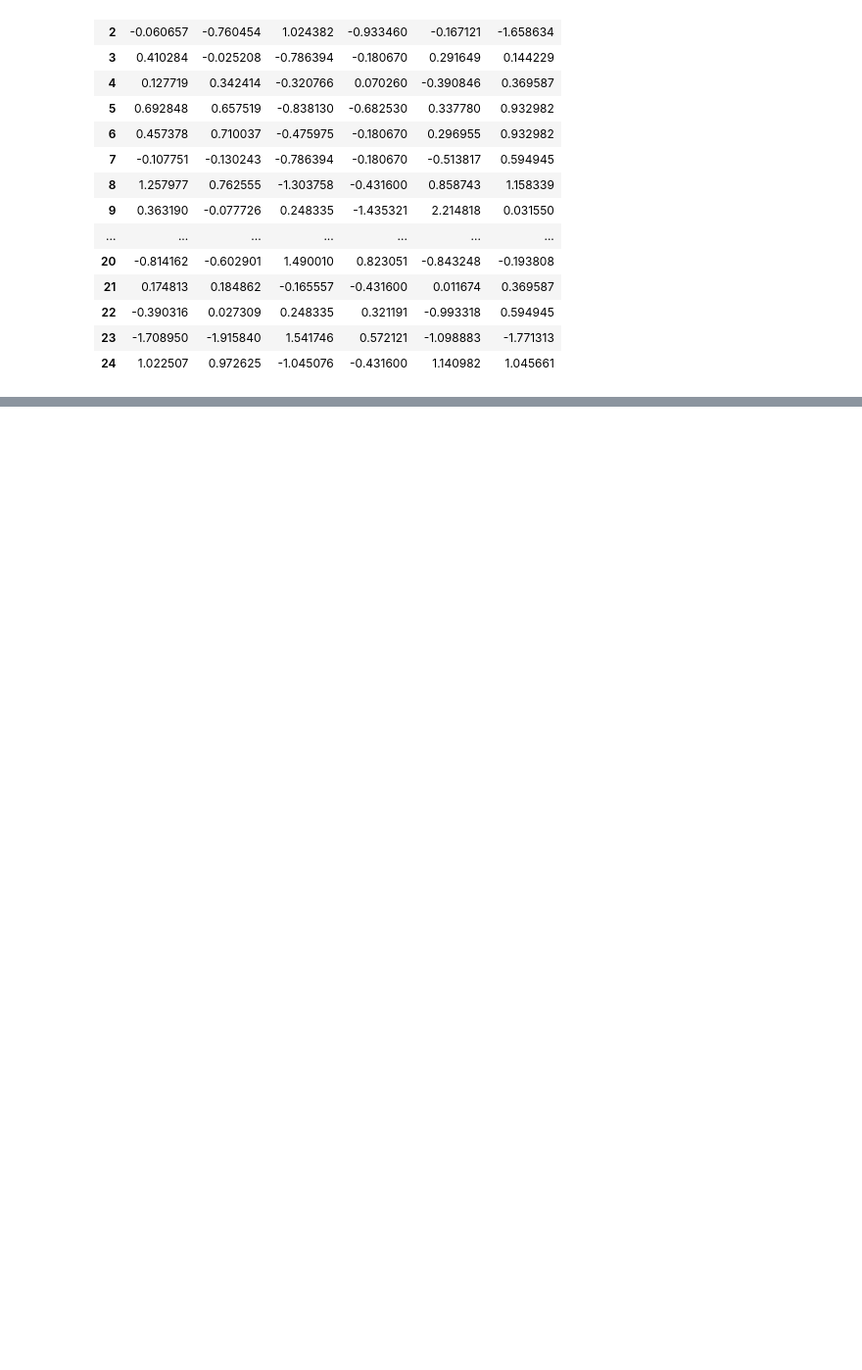
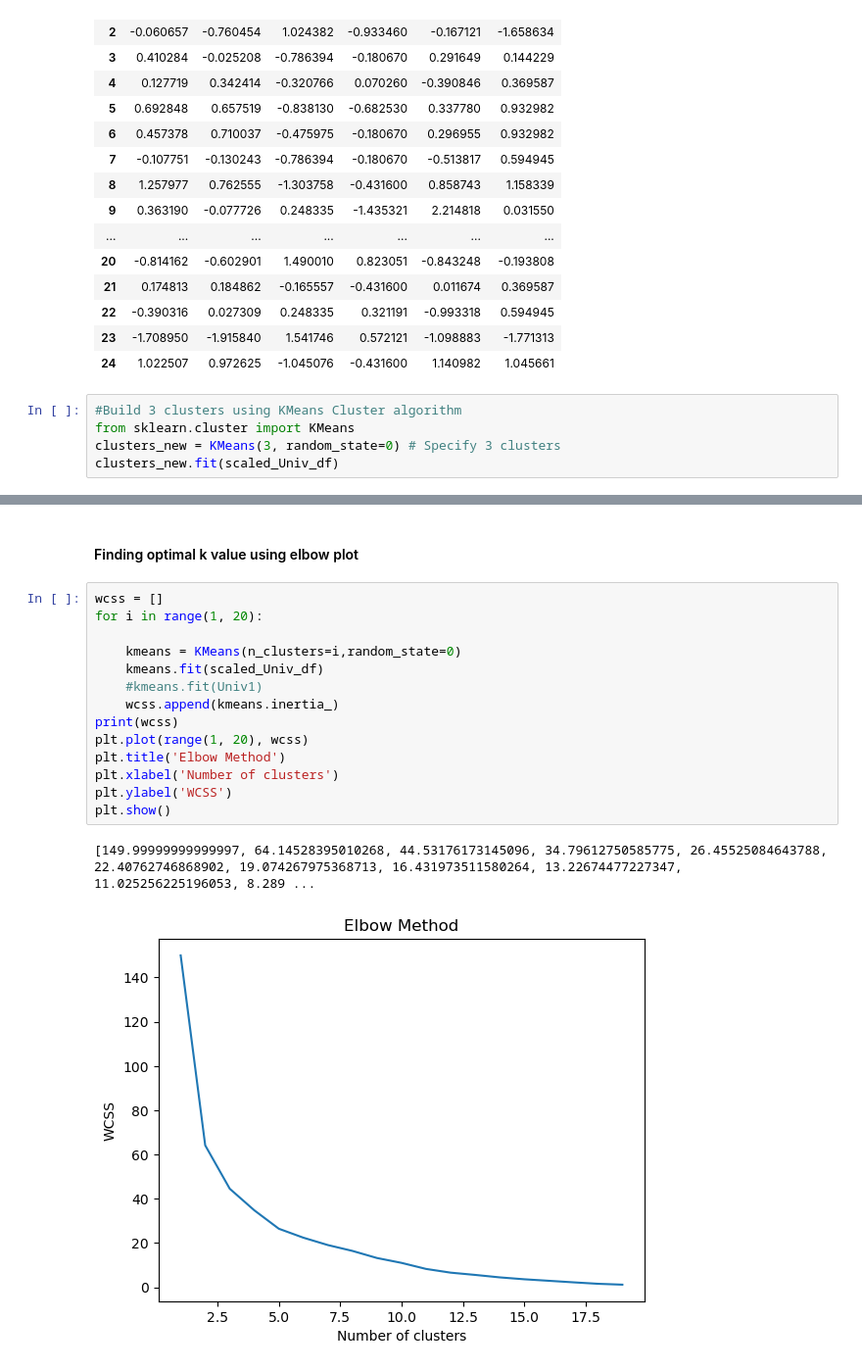
Before and after one commit to deepikareddy-22/AIML-TASK, a Jupyter notebook: K - Means Clustering.ipynb, the cells around one changed output, grey strips where cells are left out. Shown: that part at 98% size. Cells and saved outputs as stored; diff of their text form; blank space fills up the shorter version.

```diff
--- a/K - Means Clustering.ipynb
+++ b/K - Means Clustering.ipynb
@@ -92,3 +92,8 @@ scaled_Univ_df
 | 22 | -0.390316 | 0.027309 | 0.248335 | 0.321191 | -0.993318 | 0.594945 |
 | 23 | -1.708950 | -1.915840 | 1.541746 | 0.572121 | -1.098883 | -1.771313 |
 | 24 | 1.022507 | 0.972625 | -1.045076 | -0.431600 | 1.140982 | 1.045661 |
+# %%
+#Build 3 clusters using KMeans Cluster algorithm
+from sklearn.cluster import KMeans
+clusters_new = KMeans(3, random_state=0) # Specify 3 clusters
+clusters_new.fit(scaled_Univ_df)
@@ -94,0 +169,19 @@ scaled_Univ_df
+# %% [markdown]
+#### Finding optimal k value using elbow plot
+# %%
+wcss = []
+for i in range(1, 20):
+
+    kmeans = KMeans(n_clusters=i,random_state=0)
+    kmeans.fit(scaled_Univ_df)
+    #kmeans.fit(Univ1)
+    wcss.append(kmeans.inertia_)
+print(wcss)
+plt.plot(range(1, 20), wcss)
+plt.title('Elbow Method')
+plt.xlabel('Number of clusters')
+plt.ylabel('WCSS')
+plt.show()
+# %% [output]
+[149.99999999999997, 64.14528395010268, 44.53176173145096, 34.79612750585775, 26.45525084643788, 22.40762746868902, 19.074267975368713, 16.431973511580264, 13.22674477227347, 11.025256225196053, 8.289 ...
+[figure, added]
```
Also changed, not shown: parts of 10 cells of this notebook.
